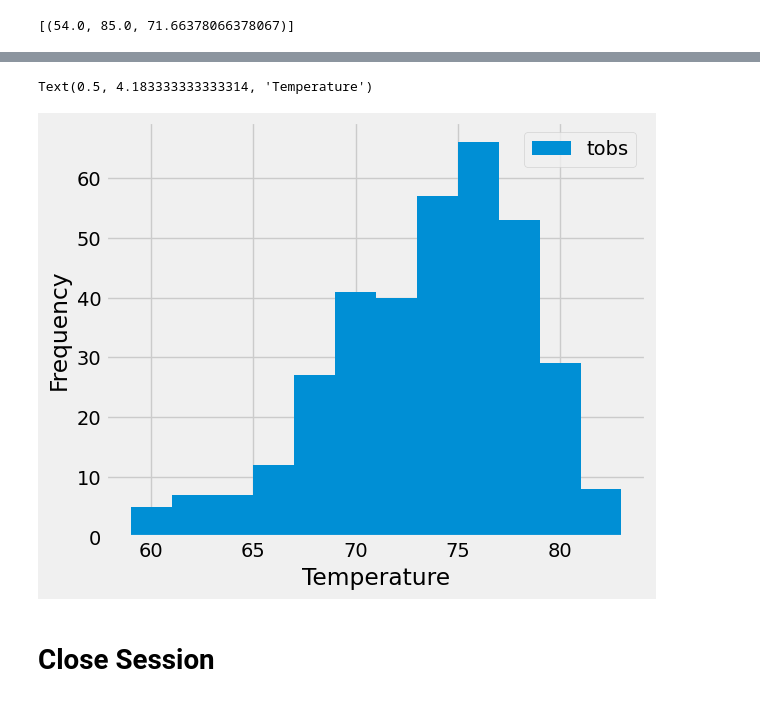
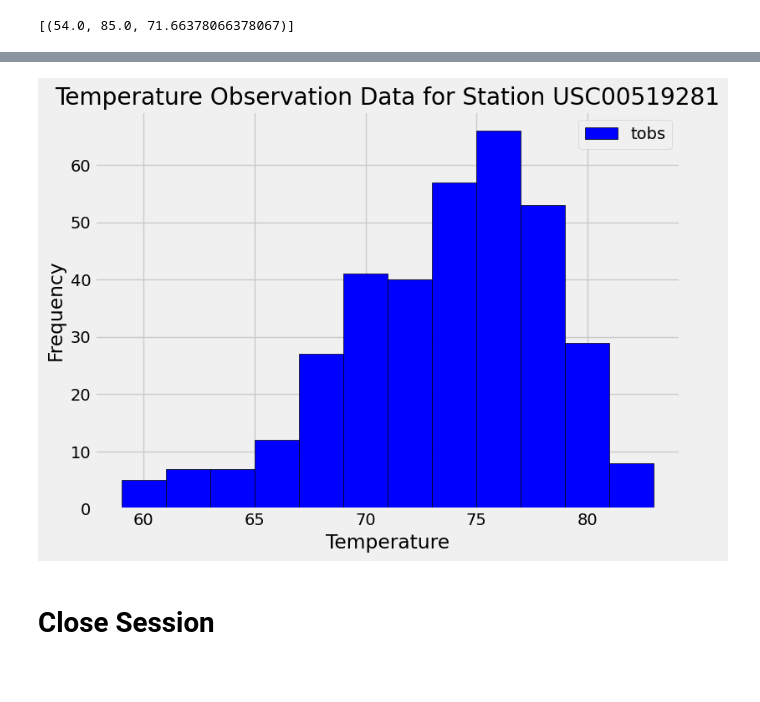
Before and after one commit to Starkilled1/sqlalchemy-challenge, a Jupyter notebook: climate_starter.ipynb, the cells around one changed output, grey strips where cells are left out. Cells and saved outputs as stored; diff of their text form; code cells hidden in the pictures; blank space fills up the shorter version.

Commit message:
Added the temperature analysis and another plot img

```diff
--- a/climate_starter.ipynb
+++ b/climate_starter.ipynb
@@ -157,5 +164,21 @@ Name: Precipitation, dtype: float64
  ('USC00518838', 511)]
 # %%
 # Using the most active station id from the previous query, calculate the lowest, highest, and average temperature.
+most_active_id = 'USC00519281'
+
+temperature_stats = session.query(func.min(measurement.tobs),
+                                  func.max(measurement.tobs),
+                                  func.avg(measurement.tobs)).filter(measurement.station == most_active_id).all()
+
+temperature_stats
 # %% [output]
 [(54.0, 85.0, 71.66378066378067)]
+# %%
+
+#query the date and temperature data using as filter the id of the station and the 12 months time
+station_query = session.query(measurement.date, measurement.tobs).filter(measurement.station == most_active_id).\
+                filter(measurement.date >= one_year_ago).all()
+
+#pass the query to a pd dataframe for the plot
+station_df = pd.DataFrame(station_query, columns=['Date', 'Temperature'])
+station_df
@@ -162,9 +199,20 @@ Name: Precipitation, dtype: float64
 # %%
 # Using the most active station id
 # Query the last 12 months of temperature observation data for this station and plot the results as a histogram
+plt.figure(figsize=(8, 6))
+plt.hist(station_df['Temperature'], bins=12, color='blue', edgecolor='black', label='tobs')
+plt.title(f'Temperature Observation Data for Station {most_active_id}')
+plt.xlabel('Temperature')
+plt.ylabel('Frequency')
+plt.legend()
+plt.grid(True)
+plt.tight_layout()
+
+#save the fig and show the plot
+plt.savefig('Output/temperature_plot.png')
+plt.show()
 # %% [output]
-Text(0.5, 4.183333333333314, 'Temperature')
-[figure, old version]
+[figure, new version]
 # %% [markdown]
 # Close Session
 # %%
```
Also changed, not shown: parts of 3 cells of this notebook, 1 other file.
